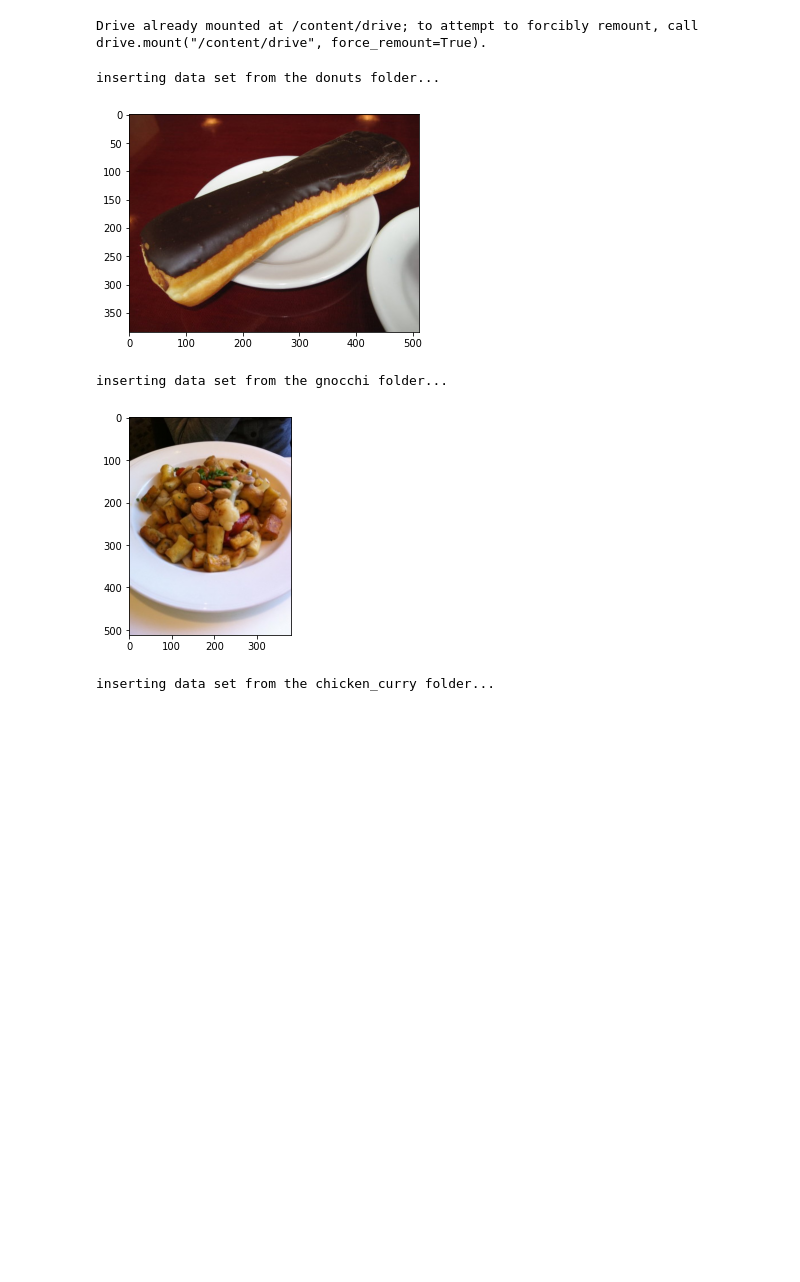
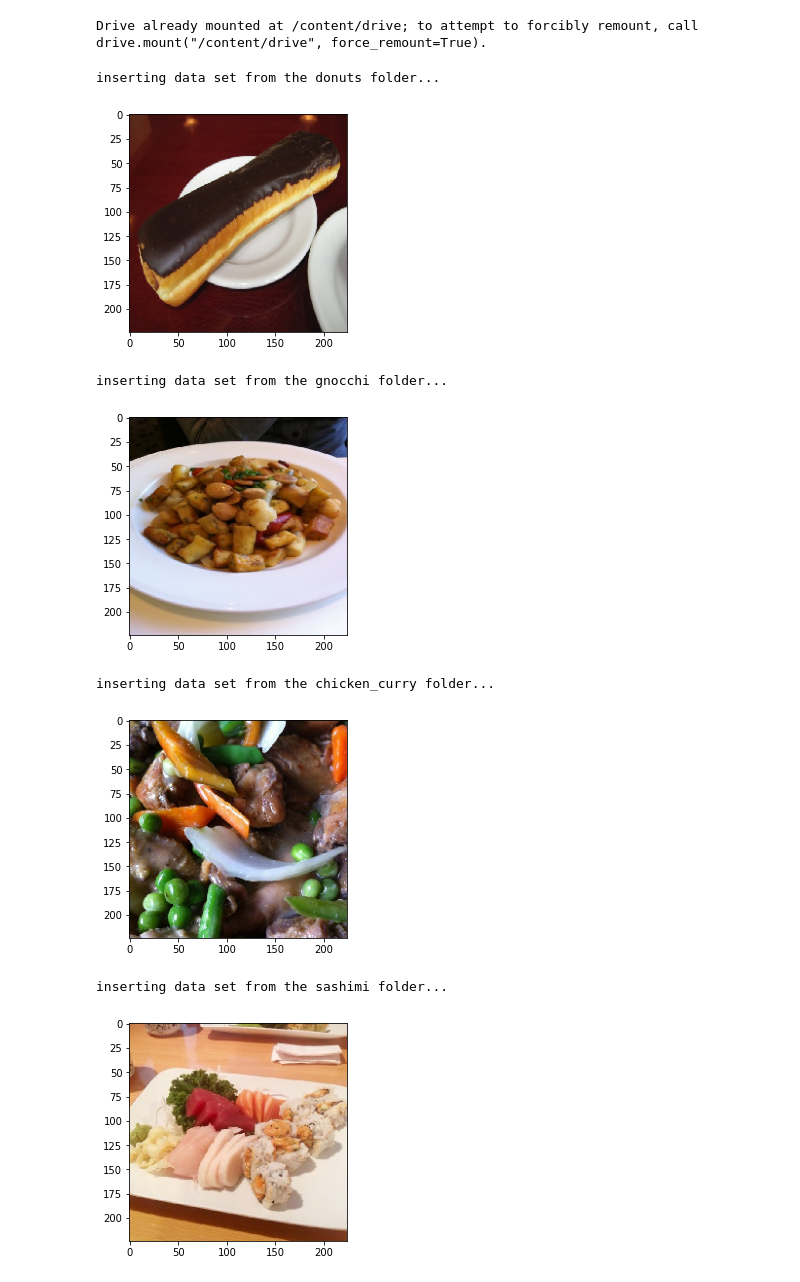
Before and after one commit to hockyy/food-101-mlcv, a Jupyter notebook: FoodHockyExplore.ipynb, the cells around one changed output. Cells and saved outputs as stored; diff of their text form; code cells hidden in the pictures; blank space fills up the shorter version.

```diff
--- a/FoodHockyExplore.ipynb
+++ b/FoodHockyExplore.ipynb
@@ -14,40 +14,49 @@ import glob
 import cv2
 from matplotlib import pyplot as plt
 import numpy as np
+import tensorflow as tf
 
 def read_food_dataset():
   food_path = "/content/drive/MyDrive/mlcv/food-101/*"
   food_directories = glob.iglob(food_path)
   classes = []
   classes_map = dict()
   X_all = []
   y_all = []
   for food_directory in food_directories:
     food_name = food_directory.split('/')[6]
     # Map each food name to each index
     current_label = len(classes)
     classes_map[food_name] = current_label
     classes.append(food_name)
     X_food = []
     y_food = []
     print(f"inserting data set from the {food_name} folder...")
     for food in glob.iglob(f"{food_directory}/*.jpg"):
       image_name = food.split('/')[-1]
       # Read this food image and append it to the array
-      food_image = cv2.imread(food)
-      food_image = cv2.cvtColor(food_image, cv2.COLOR_BGR2RGB)
+      food_image = tf.keras.utils.load_img(
+        food,
+        grayscale=False,
+        color_mode='rgb',
+        target_size=(224,224),
+        interpolation='nearest'
+      )
       X_food.append(food_image)
       y_food.append(current_label)
     X_all.extend(X_food)
     y_all.extend(y_food)
     plt.imshow(X_food[0])
     plt.show()
   return classes, classes_map, X_all, y_all
 
 classes_food_101, classes_map_food_101, X_food_101, y_food_101 = read_food_dataset()
 # %% [output]
 inserting data set from the donuts folder...
-[figure, old version]
+[figure, new version]
 inserting data set from the gnocchi folder...
-[figure, old version]
+[figure, new version]
 inserting data set from the chicken_curry folder...
+[figure, added]
+inserting data set from the sashimi folder...
+[figure, added]
```
Also changed, not shown: parts of 4 cells of this notebook.
